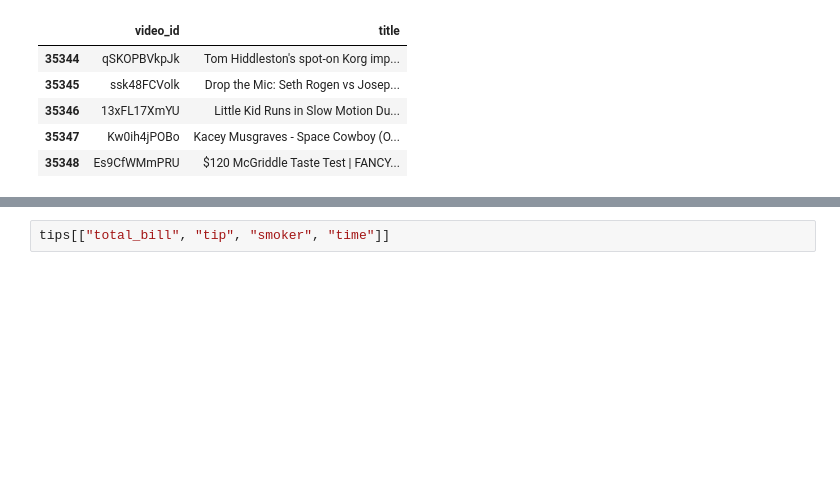
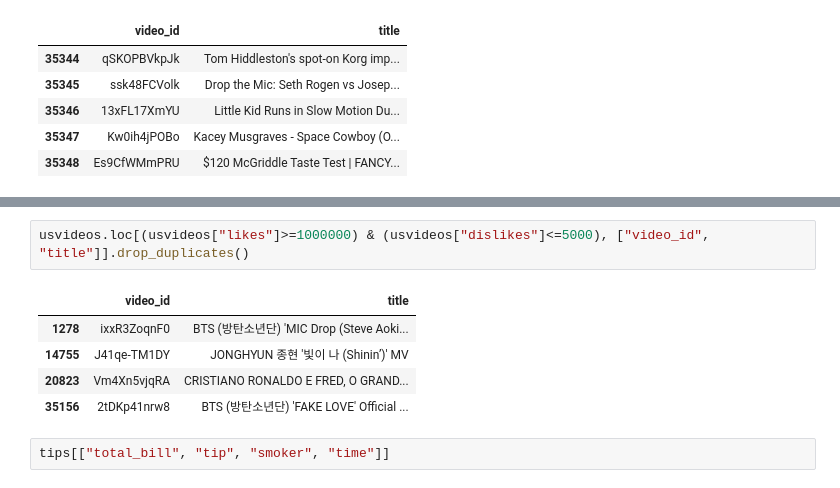
Before and after one commit to stevenkhwun/P4DS, a Jupyter notebook: SQL_in_Python_MediumArticle.ipynb, the cells around one changed output, grey strips where cells are left out. Cells and saved outputs as stored; diff of their text form; blank space fills up the shorter version.

```diff
--- a/SQL_in_Python_MediumArticle.ipynb
+++ b/SQL_in_Python_MediumArticle.ipynb
@@ -126,3 +217,11 @@ With pandas, column selection is done by passing a list of column names to your
+# %%
+usvideos.loc[(usvideos["likes"]>=1000000) & (usvideos["dislikes"]<=5000), ["video_id", "title"]].drop_duplicates()
+# %% [output]
+|  | video_id | title |
+| 1278 | ixxR3ZoqnF0 | BTS (방탄소년단) 'MIC Drop (Steve Aoki... |
+| 14755 | J41qe-TM1DY | JONGHYUN 종현 '빛이 나 (Shinin’)' MV |
+| 20823 | Vm4Xn5vjqRA | CRISTIANO RONALDO E FRED, O GRAND... |
+| 35156 | 2tDKp41nrw8 | BTS (방탄소년단) 'FAKE LOVE' Official ... |
 # %%
 tips[["total_bill", "tip", "smoker", "time"]]
 # %% [output]
```
Also changed, not shown: parts of 17 cells of this notebook.
